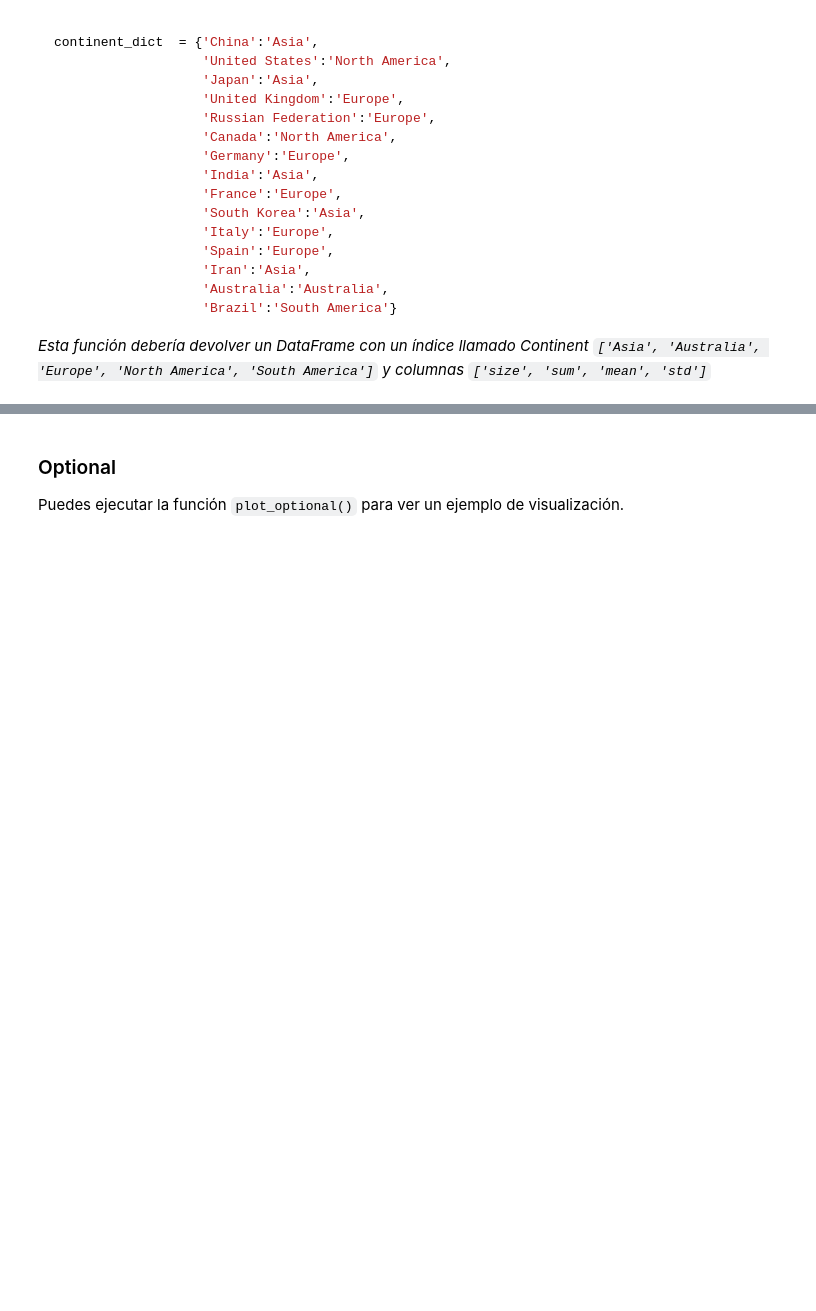
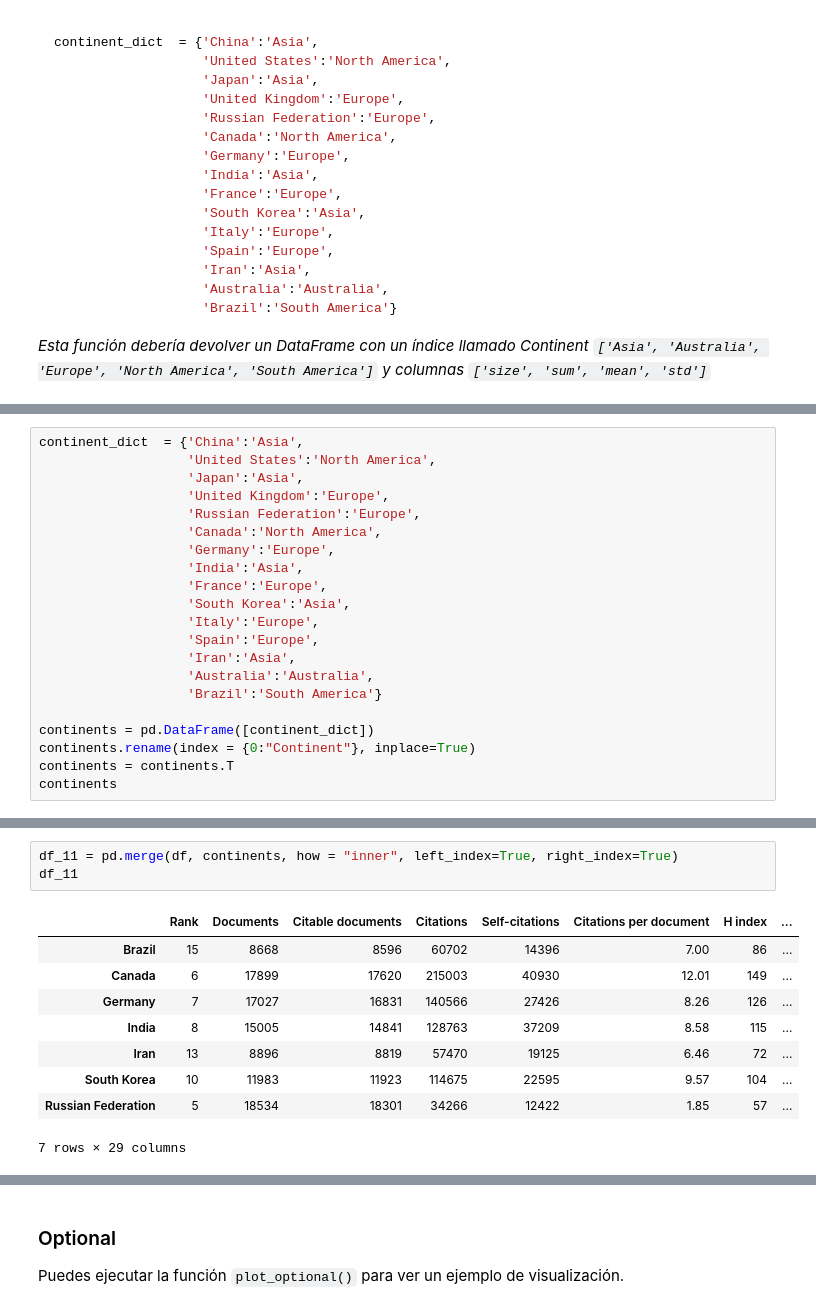
Before and after one commit to AlexiaPereiraa/Proyecto2_DataAnalisis, a Jupyter notebook: proyecto_2.ipynb, the cells around one changed output, grey strips where cells are left out. Saved outputs shown, nothing was run; the diff lists cells and outputs as text; blank space fills up the shorter version.

```diff
--- a/proyecto_2.ipynb
+++ b/proyecto_2.ipynb
@@ -323,0 +346,21 @@ continent_dict  = {'China':'Asia',
+# %%
+continent_dict  = {'China':'Asia',
+                   'United States':'North America',
+                   'Japan':'Asia',
+                   'United Kingdom':'Europe',
+                   'Russian Federation':'Europe',
+                   'Canada':'North America',
+                   'Germany':'Europe',
+                   'India':'Asia',
+                   'France':'Europe',
+                   'South Korea':'Asia',
+                   'Italy':'Europe',
+                   'Spain':'Europe',
+                   'Iran':'Asia',
+                   'Australia':'Australia',
+                   'Brazil':'South America'}
+
+continents = pd.DataFrame([continent_dict])
+continents.rename(index = {0:"Continent"}, inplace=True)
+continents = continents.T
+continents
@@ -323,0 +399,13 @@ continent_dict  = {'China':'Asia',
+# %%
+df_11 = pd.merge(df, continents, how = "inner", left_index=True, right_index=True)
+df_11
+# %% [output]
+|  | Rank | Documents | Citable documents | Citations | Self-citations | Citations per document | H index | ... |
+| Brazil | 15 | 8668 | 8596 | 60702 | 14396 | 7.00 | 86 | ... |
+| Canada | 6 | 17899 | 17620 | 215003 | 40930 | 12.01 | 149 | ... |
+| Germany | 7 | 17027 | 16831 | 140566 | 27426 | 8.26 | 126 | ... |
+| India | 8 | 15005 | 14841 | 128763 | 37209 | 8.58 | 115 | ... |
+| Iran | 13 | 8896 | 8819 | 57470 | 19125 | 6.46 | 72 | ... |
+| South Korea | 10 | 11983 | 11923 | 114675 | 22595 | 9.57 | 104 | ... |
+| Russian Federation | 5 | 18534 | 18301 | 34266 | 12422 | 1.85 | 57 | ... |
+7 rows × 29 columns
```
Also changed, not shown: parts of 16 cells of this notebook.
